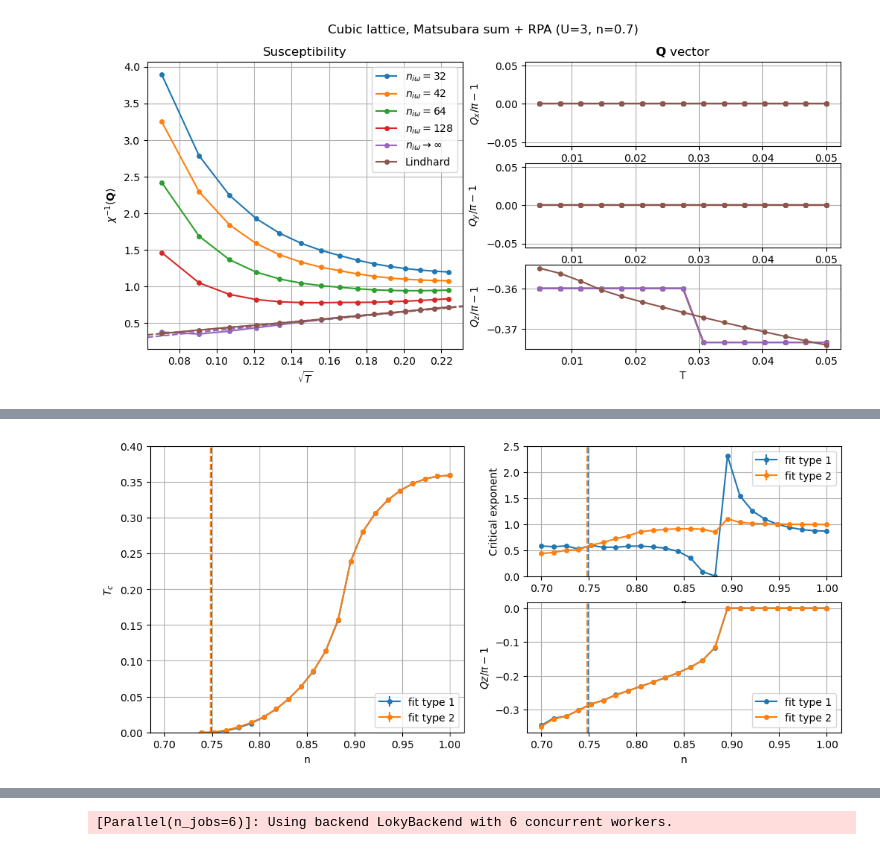
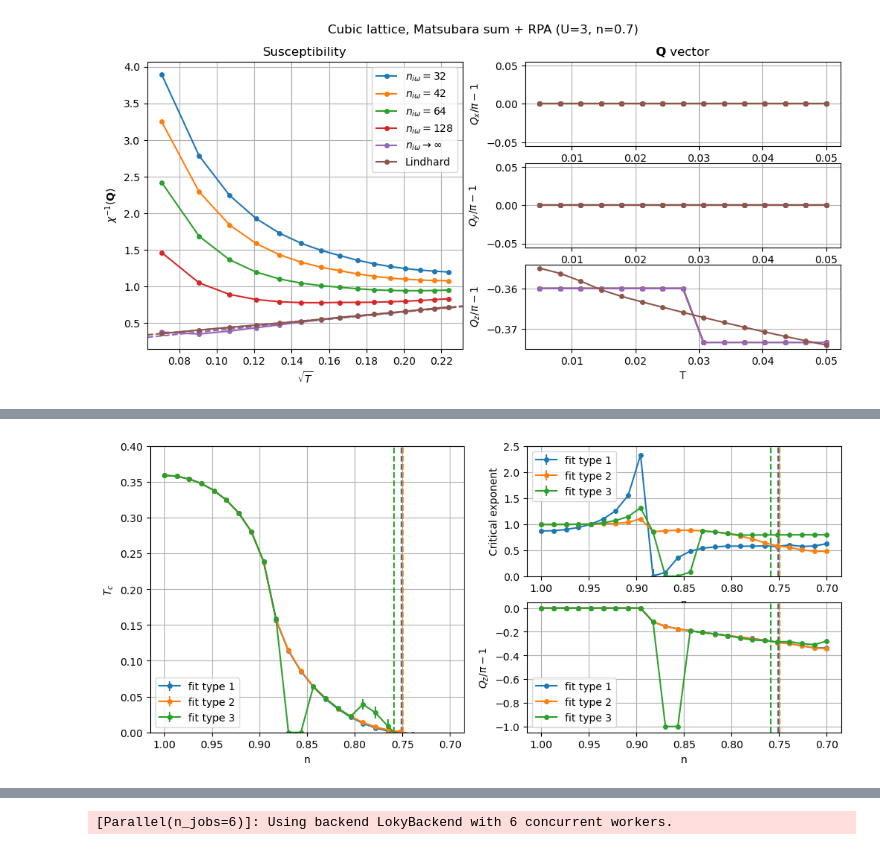
Before and after one commit to cctort/quantum_criticality, a Jupyter notebook: chi_rpa.ipynb, the cells around one changed output, grey strips where cells are left out. Saved outputs shown, nothing was run; the diff lists cells and outputs as text; code cells hidden in the pictures.

Commit message:
multipls fits-one run, simple fits-complex extraction, critical3 added

```diff
--- a/chi_rpa.ipynb
+++ b/chi_rpa.ipynb
@@ -131,7 +203,7 @@ fig = None
 for results in results_list:
     nk = results['nk']
     fig, fit = pcut_chi(results, 'T', plot_Q=(0,0,1), x_exp=0.5,
-                        title=title, label=f'$n_k={nk}$', figure=fig, alpha=0.5)
+                        title=title, label=f'$n_k={nk}$', figure=fig, alpha=0.8)
 
 fig, _ = pcut_chi(results_avg, 'T', plot_Q=(0,0,1), fit=False, x_exp=0.5,
                     title=title, label=f'average', figure=fig, color='red')
@@ -170,7 +220,7 @@ Starting serial run at: 2026-05-07 12:14:01.224411
 # %%
 U = 3
 n_list = np.linspace(0.6, 0.8, 5)
-T_list = np.concatenate([np.linspace(0.005, 0.05, 15), np.linspace(0.05, 1., 30)])
+T_list = np.concatenate([np.linspace(0.01, 0.05, 15), np.linspace(0.05, 1., 30)])
 par_list = [{'U': U, 'n': n, 'T': T_list} for n in n_list]
 title = f'Cubic lattice, Lindhard, RPA (U={U})'
 
@@ -232,12 +331,12 @@ for results in results_list:
     n = results['par_list'][0]['n']
     ampl = results['ampl']
     gamma = results['gamma']
-    Tc = results['Xc']
+    c = results['c']
     print(f'n = {n} : exp = {gamma}, ampl = {ampl}')
     fig, fit = pcut_chi(results, 'T', plot_Q=(0,0,1),
                         title=title, label=f'n = {n}', figure=fig, styles=('o','o-'))
     _, axs = fig
-    axs[0].plot(T_list, critical1(T_list, ampl, gamma, Tc), '--')
+    axs[0].plot(T_list, critical1(T_list, ampl, gamma, c), '--')
 
 plt.show()
 # %% [output]
@@ -441,43 +543,44 @@ Starting serial run at: 2026-05-08 00:39:17.448798
 # %%
 fig = plt.figure(figsize=(12, 5))
-ax0 = fig.add_subplot(1,2,1)
-ax1 = fig.add_subplot(2,2,2)
-ax2 = fig.add_subplot(2,2,4, sharex=ax1)
-ax = [ax0, ax1, ax2]
+ax = [fig.add_subplot(1,2,1),
+      fig.add_subplot(2,2,2),
+      fig.add_subplot(2,2,4)]
 
 for a in ax:
     a.grid()
     a.set_xlabel('n')
+    a.invert_xaxis()
 
 ax[0].set_ylim(0., 0.4)
 ax[1].set_ylim(0., 2.5)
 
 ax[0].set_ylabel('$T_c$')
 ax[1].set_ylabel('Critical exponent')
-ax[2].set_ylabel(r'$Qz/\pi-1$')
+ax[2].set_ylabel(r'$Q_z/\pi-1$')
 
-fit_list = [critical1, critical2]
-fit_label = ['', '_2']
-for i, fit_type in enumerate(fit_list):
+results = HDFread_list(f'{save_dir}/nTdiag_U3tp0.00', ['Xc', 'Xc_err', 'gamma', 'gamma_err', 'Qc'])
+n_fits = len(results['Xc'][0])
 
-    results = HDFread_list(f'{save_dir}/nTdiag_U3tp0.00{fit_label[i]}',
-                 ['Xc', 'Xc_err', 'gamma', 'gamma_err', 'Qc'])
+for i in range(n_fits):
 
     n_list = [par_list[0]['n'] for par_list in results['par_list']]
-    Qz = [Q[-1]-1 for Q in results['Qc']]
+    Qz = [Q[i][-1]-1 for Q in results['Qc']]
+    Xc = [x[i] for x in results['Xc']]
+    Xc_err = [x[i] for x in results['Xc_err']]
+    gamma = [x[i] for x in results['gamma']]
+    gamma_err = [x[i] for x in results['gamma_err']]
 
-    ax[0].errorbar(n_list, results['Xc'], results['Xc_err'], fmt='o-', label=f"fit type {i+1}", markersize=4)
-    ax[1].errorbar(n_list, results['gamma'], results['gamma_err'], fmt='o-', label=f"fit type {i+1}", markersize=4)
+    ax[0].errorbar(n_list, Xc, Xc_err, fmt='o-', label=f"fit type {i+1}", markersize=4)
+    ax[1].errorbar(n_list, gamma, gamma_err, fmt='o-', label=f"fit type {i+1}", markersize=4)
     line = ax[2].plot(n_list, Qz, 'o-', label=f"fit type {i+1}", markersize=4)
     color = line[0].get_color()
 
-    n_crit = np.interp(0., results['Xc'], n_list)
+    n_crit = np.interp(0., Xc, n_list)
     for a in ax:
         a.axvline(n_crit, linestyle='--', color=color)
         a.legend()
-        a.invert_xaxis()
 
 plt.savefig(f'{save_dir}/fit_type.png', dpi=100)
 plt.show()
 # %% [output]
-[figure, old version]
+[figure, new version]
```
Also changed, not shown: parts of 11 cells of this notebook, 2 other files.
